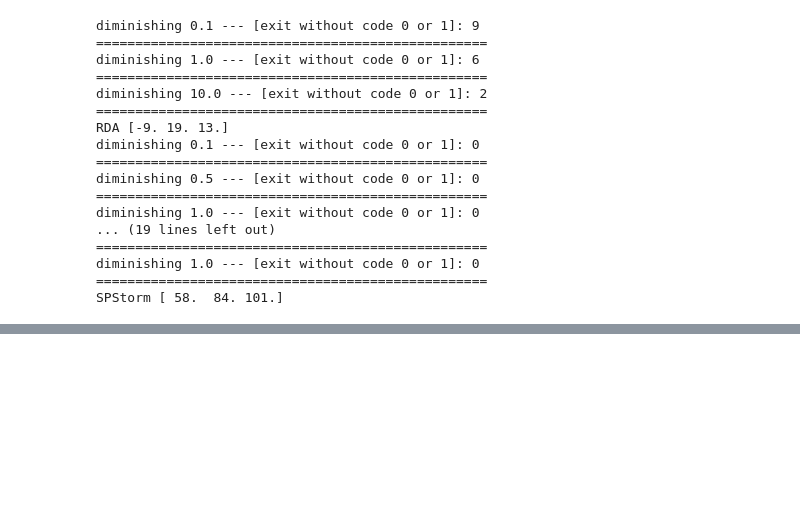
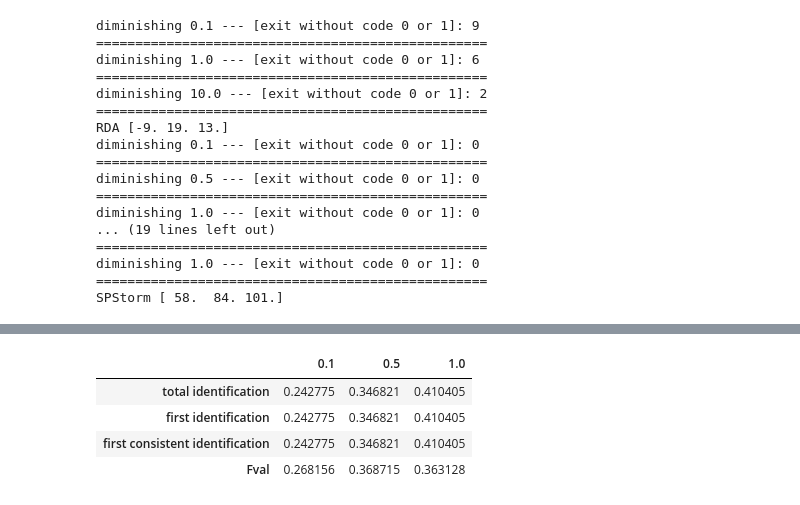
Before and after one commit to Yutong-Dai/Support_Identification, a Jupyter notebook: experiments/Analyze/parameter_tuning.ipynb, the cells around one changed output, grey strips where cells are left out. Cells and saved outputs as stored; diff of their text form; code cells hidden in the pictures; blank space fills up the shorter version.

```diff
--- a/experiments/Analyze/parameter_tuning.ipynb
+++ b/experiments/Analyze/parameter_tuning.ipynb
@@ -280,0 +444,83 @@ SPStorm [ 58.  84. 101.]
+# %%
+solver = 'ProxSVRG'
+metric = 'total_id'
+cols = []
+for const in [0.1, 0.5, 1.0]:
+    cols += [f'{solver}_{const}_{metric}']
+df_ = df[cols]
+all_failed_index = df_.isin([np.nan]).all(1)
+all_failed_count = np.sum(all_failed_index)
+print(f"All failed in {all_failed_count} / {df_.shape[0]} cases")
+df_valid = df[~all_failed_index][['instance']+cols]
+# higher score; the better; break tie by max
+df_score= df_valid.rank(axis=1, method='max', ascending=True, numeric_only=True)
+df_score['correction'] = df_valid.isnull().sum(axis=1)
+for const in [0.1, 0.5, 1.0]:
+    df_score[f'{solver}_{const}_{metric}'] += df_score['correction']
+df_score = df_score.fillna(0)[cols]
+total_id_score = df_score.sum(axis=0).to_numpy()
+
+
+metric = 'first_id'
+cols = []
+for const in [0.1, 0.5, 1.0]:
+    cols += [f'{solver}_{const}_{metric}']
+df_ = df[cols]
+all_failed_index = df_.isin([np.nan]).all(1)
+all_failed_count = np.sum(all_failed_index)
+df_valid = df[~all_failed_index][['instance']+cols]
+# higher score; the better; break tie by max
+df_score= df_valid.rank(axis=1, method='max', ascending=False, numeric_only=True)
+df_score['correction'] = df_valid.isnull().sum(axis=1)
+for const in [0.1, 0.5, 1.0]:
+    df_score[f'{solver}_{const}_{metric}'] += df_score['correction']
+df_score = df_score.fillna(0)[cols]
+first_id_score = df_score.sum(axis=0).to_numpy()
+
+metric = 'first_cst_id'
+cols = []
+for const in [0.1, 0.5, 1.0]:
+    cols += [f'{solver}_{const}_{metric}']
+df_ = df[cols]
+all_failed_index = df_.isin([np.nan]).all(1)
+all_failed_count = np.sum(all_failed_index)
+df_valid = df[~all_failed_index][['instance']+cols]
+# higher score; the better; break tie by max
+df_score= df_valid.rank(axis=1, method='max', ascending=False, numeric_only=True)
+df_score['correction'] = df_valid.isnull().sum(axis=1)
+for const in [0.1, 0.5, 1.0]:
+    df_score[f'{solver}_{const}_{metric}'] += df_score['correction']
+df_score = df_score.fillna(0)[cols]
+first_cst_id_score = df_score.sum(axis=0).to_numpy()
+
+metric = 'best_F'
+cols = []
+for const in [0.1, 0.5, 1.0]:
+    cols += [f'{solver}_{const}_{metric}']
+df_ = df[cols]
+all_failed_index = df_.isin([np.nan]).all(1)
+all_failed_count = np.sum(all_failed_index)
+df_valid = df[~all_failed_index][['instance']+cols]
+# higher score; the better; break tie by max
+df_score= df_valid.rank(axis=1, method='max', ascending=False, numeric_only=True)
+df_score['correction'] = df_valid.isnull().sum(axis=1)
+for const in [0.1, 0.5, 1.0]:
+    df_score[f'{solver}_{const}_{metric}'] += df_score['correction']
+df_score = df_score.fillna(0)[cols]
+Fval_score = df_score.sum(axis=0).to_numpy()
+
+
+index = ['total identification', 'first identification', 'first consistent identification', 'Fval']
+plot_df_dict = {}
+lipcoef_lst = [0.1, 0.5, 1.0]
+for i in range(len(lipcoef_lst)):
+    plot_df_dict[lipcoef_lst[i]] = [total_id_score[i], first_id_score[i], first_cst_id_score[i], Fval_score[i]]
+plot_df = pd.DataFrame.from_dict(plot_df_dict)
+plot_df.index = index
+plot_df_row_sum = plot_df.sum(1)
+for i in range(len(plot_df_row_sum)):
+    for col in lipcoef_lst:
+        plot_df[col][i] /= plot_df_row_sum[i]
+
+plot_df
+# %% [output]
@@ -280,0 +528,5 @@ SPStorm [ 58.  84. 101.]
+|  | 0.1 | 0.5 | 1.0 |
+| total identification | 0.242775 | 0.346821 | 0.410405 |
+| first identification | 0.242775 | 0.346821 | 0.410405 |
+| first consistent identification | 0.242775 | 0.346821 | 0.410405 |
+| Fval | 0.268156 | 0.368715 | 0.363128 |
```
Also changed, not shown: parts of 10 cells of this notebook, 5 other files.
